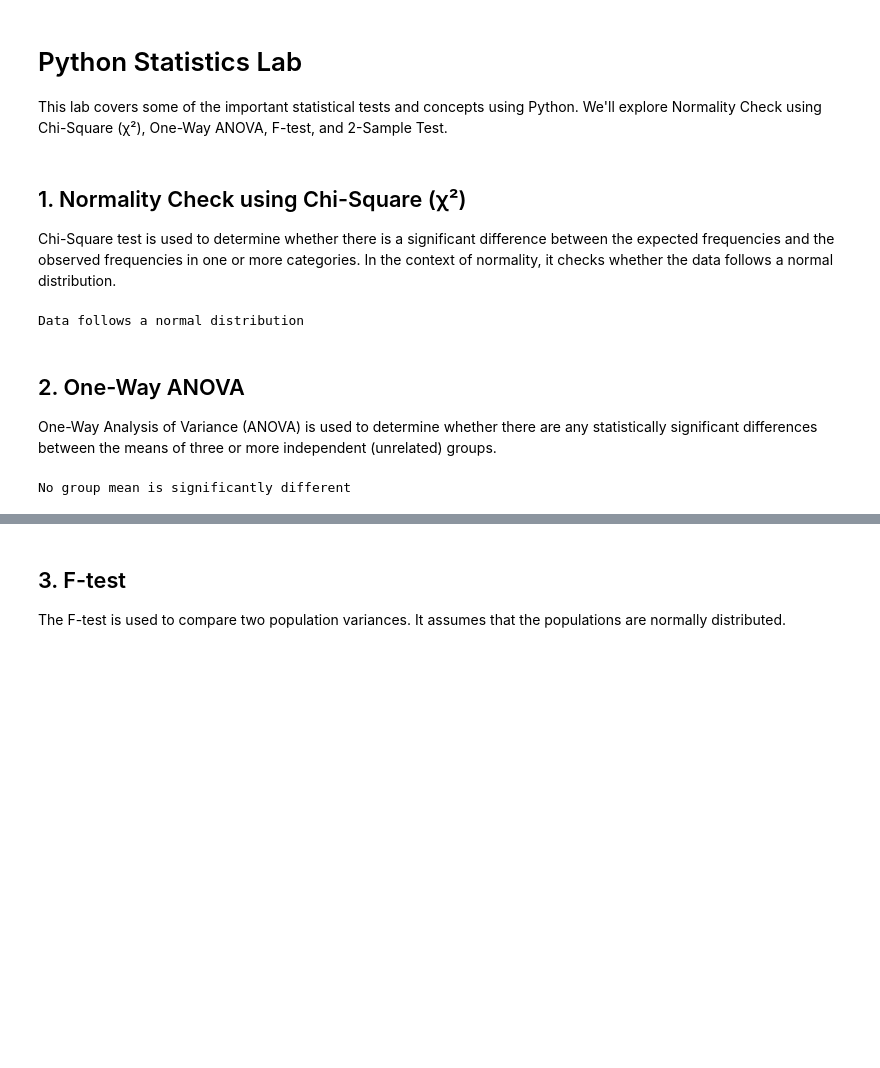
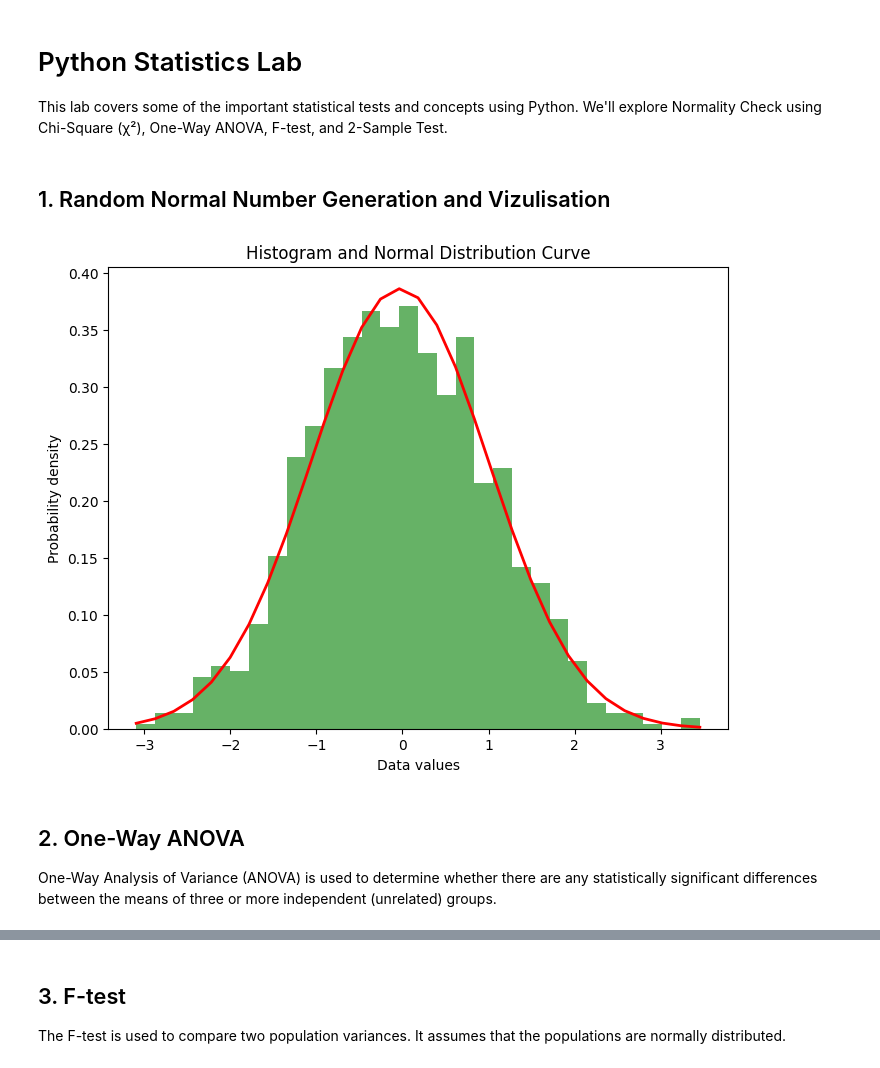
Before and after one commit to amkayhani/Statistics, a Jupyter notebook: Normality_Check_and_ANOVA_Lab.ipynb, the cells around one changed output, grey strips where cells are left out. Saved outputs shown, nothing was run; the diff lists cells and outputs as text; code cells hidden in the pictures; blank space fills up the shorter version.

```diff
--- a/Normality_Check_and_ANOVA_Lab.ipynb
+++ b/Normality_Check_and_ANOVA_Lab.ipynb
@@ -4,48 +4,35 @@
 # Python Statistics Lab
 
 This lab covers some of the important statistical tests and concepts using Python. We'll explore Normality Check using Chi-Square (χ²), One-Way ANOVA, F-test, and 2-Sample Test.
-# %% [markdown]
-## 1. Normality Check using Chi-Square (χ²)
-
-Chi-Square test is used to determine whether there is a significant difference between the expected frequencies and the observed frequencies in one or more categories. In the context of normality, it checks whether the data follows a normal distribution.
-# %%
-
-import scipy.stats as stats
-import numpy as np
-
-# Generating a normal distribution sample
-data = np.random.normal(0, 1, 1000)
-
-# Performing the Chi-Square test
-chi2_stat, p_val = stats.normaltest(data)
-
-# Interpreting the result
-if p_val < 0.05:
-    print("Data does not follow a normal distribution")
-else:
-    print("Data follows a normal distribution")
-# %% [output]
-Data follows a normal distribution
+# %% [markdown]
+## 1. Random Normal Number Generation and Vizulisation
+# %%
+import matplotlib.pyplot as plt
+import numpy as np
+import scipy.stats as stats
+
+# Generate a normal distribution sample
+data = np.random.normal(0, 1, 1000)
+
+# Visualize the distribution with histogram and a normal distribution curve
+plt.figure(figsize=(8, 6))
+count, bins, ignored = plt.hist(data, 30, density=True, alpha=0.6, color='g')
+
+# Plot the distribution curve
+mu, std = stats.norm.fit(data)  # Get the mean and standard deviation for the fitted normal distribution
+p = stats.norm.pdf(bins, mu, std)
+plt.plot(bins, p, linewidth=2, color='r')
+plt.title('Histogram and Normal Distribution Curve')
+plt.xlabel('Data values')
+plt.ylabel('Probability density')
+
+# Show the plot with non-scientific notation
+plt.ticklabel_format(style='plain', axis='x')
+plt.ticklabel_format(style='plain', axis='y')
+plt.show()
+# %% [output]
+[figure, added]
 # %% [markdown]
 ## 2. One-Way ANOVA
 
 One-Way Analysis of Variance (ANOVA) is used to determine whether there are any statistically significant differences between the means of three or more independent (unrelated) groups.
-# %%
-
-import scipy.stats as stats
-
-# Generating sample data
-group1 = np.random.normal(0, 1, 100)
-group2 = np.random.normal(0, 1, 100)
-group3 = np.random.normal(0, 1, 100)
-
-# Performing the One-Way ANOVA
-anova_result = stats.f_oneway(group1, group2, group3)
-
-# Interpreting the result
-if anova_result.pvalue < 0.05:
-    print("At least one group mean is different")
-else:
-    print("No group mean is significantly different")
-# %% [output]
-No group mean is significantly different
```
Also changed, not shown: parts of 25 cells of this notebook.
